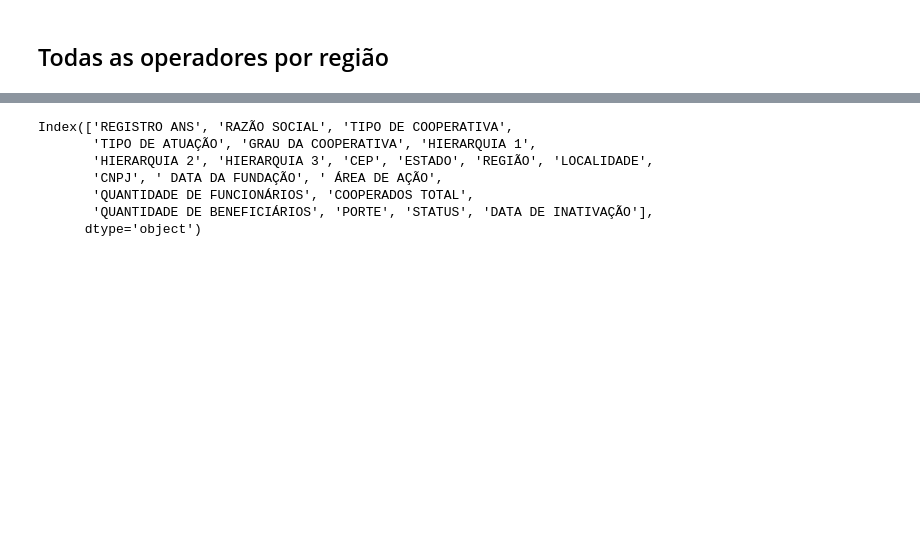
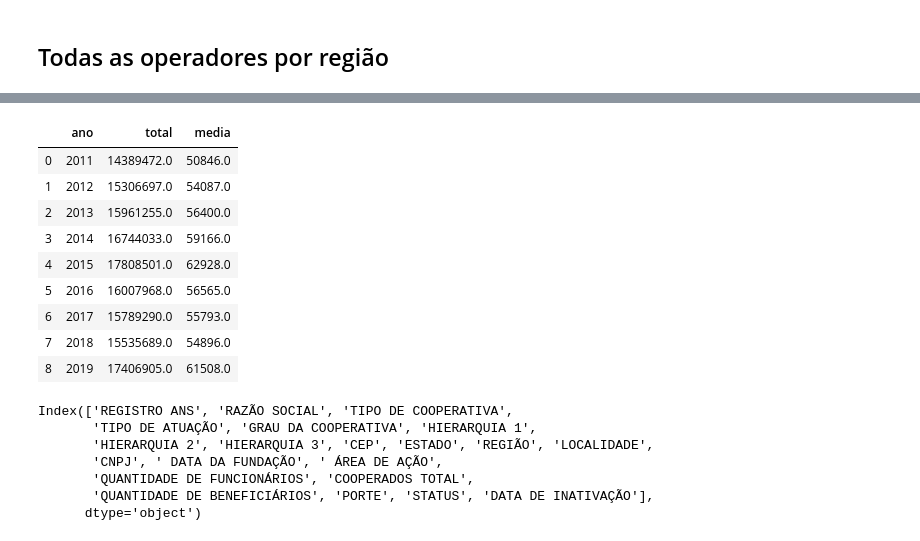
Before and after one commit to santinlc/especializacao-up-2019, a Jupyter notebook: StoryTelling/Storytelling.ipynb, the cells around one changed output, grey strips where cells are left out. Saved outputs shown, nothing was run; the diff lists cells and outputs as text; code cells hidden in the pictures; blank space fills up the shorter version.

```diff
--- a/StoryTelling/Storytelling.ipynb
+++ b/StoryTelling/Storytelling.ipynb
@@ -109,3 +150,16 @@ plt.show()
+# %%
+df_beneficiarios_por_ano
+# %% [output]
+|  | ano | total | media |
+| 0 | 2011 | 14389472.0 | 50846.0 |
+| 1 | 2012 | 15306697.0 | 54087.0 |
+| 2 | 2013 | 15961255.0 | 56400.0 |
+| 3 | 2014 | 16744033.0 | 59166.0 |
+| 4 | 2015 | 17808501.0 | 62928.0 |
+| 5 | 2016 | 16007968.0 | 56565.0 |
+| 6 | 2017 | 15789290.0 | 55793.0 |
+| 7 | 2018 | 15535689.0 | 54896.0 |
+| 8 | 2019 | 17406905.0 | 61508.0 |
 # %%
 def sinalizar_mudanca_porte(x):
     ano_anterior = x['ano'] - 1
```
Also changed, not shown: parts of 15 cells of this notebook, 3 other files.
